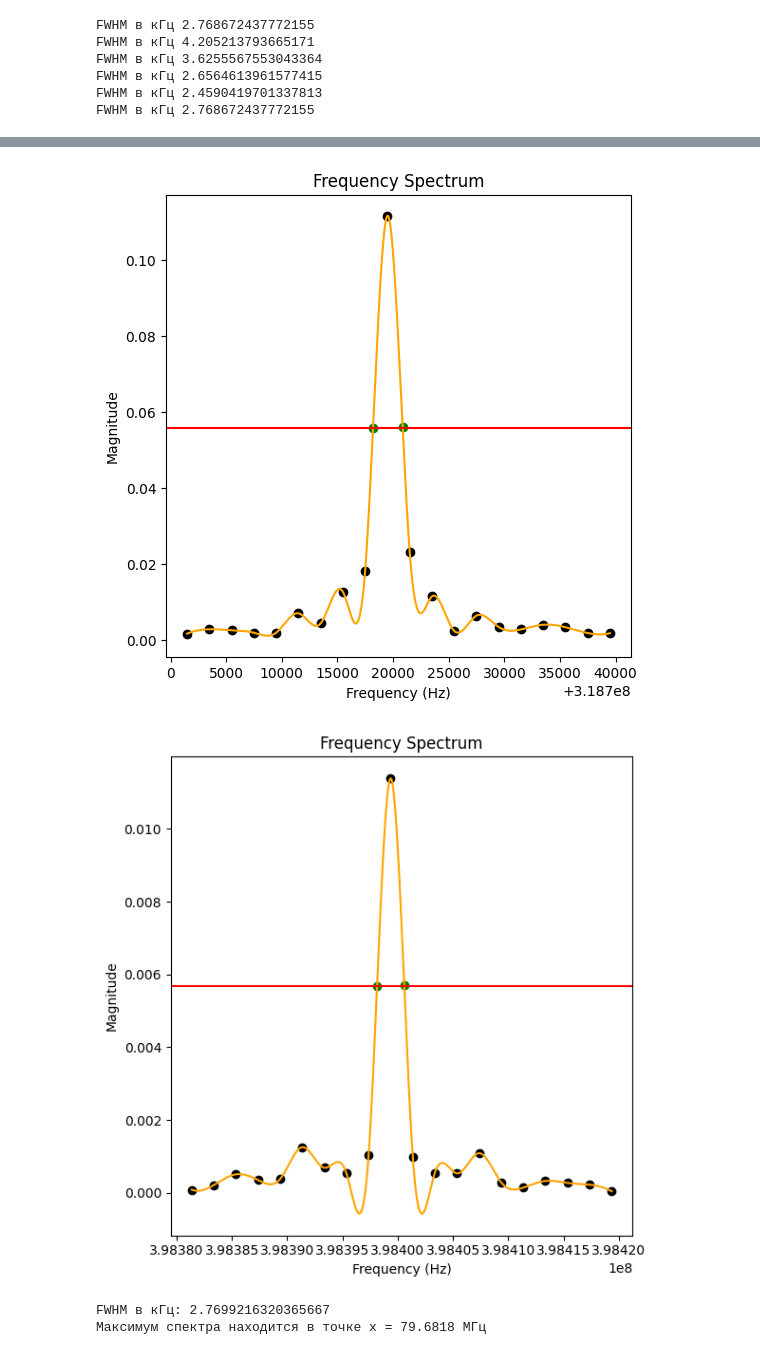
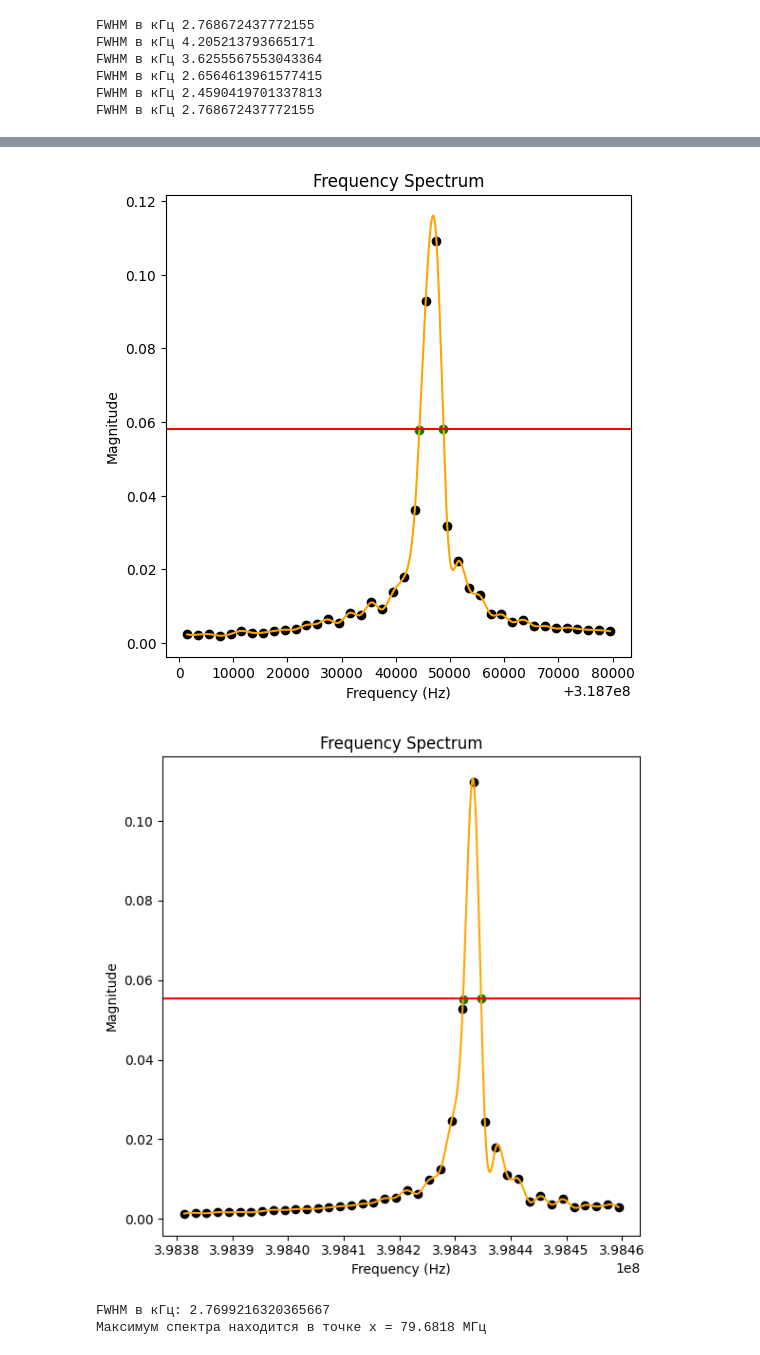
Before and after one commit to Orange-spearow/Finally_praktika, a Jupyter notebook: НовыйЛазер.ipynb, the cells around one changed output, grey strips where cells are left out. Cells and saved outputs as stored; diff of their text form; code cells hidden in the pictures.

```diff
--- a/НовыйЛазер.ipynb
+++ b/НовыйЛазер.ipynb
@@ -206,10 +206,10 @@ from scipy.optimize import root_scalar
 
 #%matplotlib qt
 
-df = pd.read_csv('50mks0.csv')
+df = pd.read_csv('50mks1mSA0.csv')
 #spectr1 = np.array(df.iloc[:,0])
 Spectr1 = np.array(df.iloc[:,1])
-spectr1 = np.linspace(-2.5100E-04, 2.4900E-04, 625000)
+spectr1 = np.linspace(1.4100E-04, 6.4100E-04, 625000)
 
 dt = spectr1[1] - spectr1[0]
 fft_signal = np.fft.fft(Spectr1)
@@ -242,19 +242,19 @@ for i in range(len(freq)):
 freq_3 = []
 fft_signal_3 = []
 for i in range(len(freq)):
-    if (freq[i]>239.02e6) and (freq[i]<239.06e6):
+    if (freq[i]>239.02e6) and (freq[i]<239.1e6):
         freq_3.append(freq[i])
         fft_signal_3.append(abs(filtered_signal_norm[i]))
 freq_4 = []
 fft_signal_4 = []
 for i in range(len(freq)):
-    if (freq[i]>318.70e6) and (freq[i]<318.74e6):
+    if (freq[i]>318.70e6) and (freq[i]<318.78e6):
         freq_4.append(freq[i])
         fft_signal_4.append(abs(filtered_signal_norm[i]))
 freq_5 = []
 fft_signal_5 = []
 for i in range(len(freq)):
-    if (freq[i]>398.38e6) and (freq[i]<398.42e6):
+    if (freq[i]>398.38e6) and (freq[i]<398.46e6):
         freq_5.append(freq[i])
         fft_signal_5.append(abs(filtered_signal_norm[i]))
 
@@ -427,5 +427,5 @@ FWHM в кГц: 2.4593709153532983
-[figure, old version]
+[figure, new version]
-[figure, old version]
+[figure, new version]
 # %%
 import numpy as np
 from scipy.interpolate import interp1d
```
Also changed, not shown: parts of 1 cell of this notebook, 2 other files.
